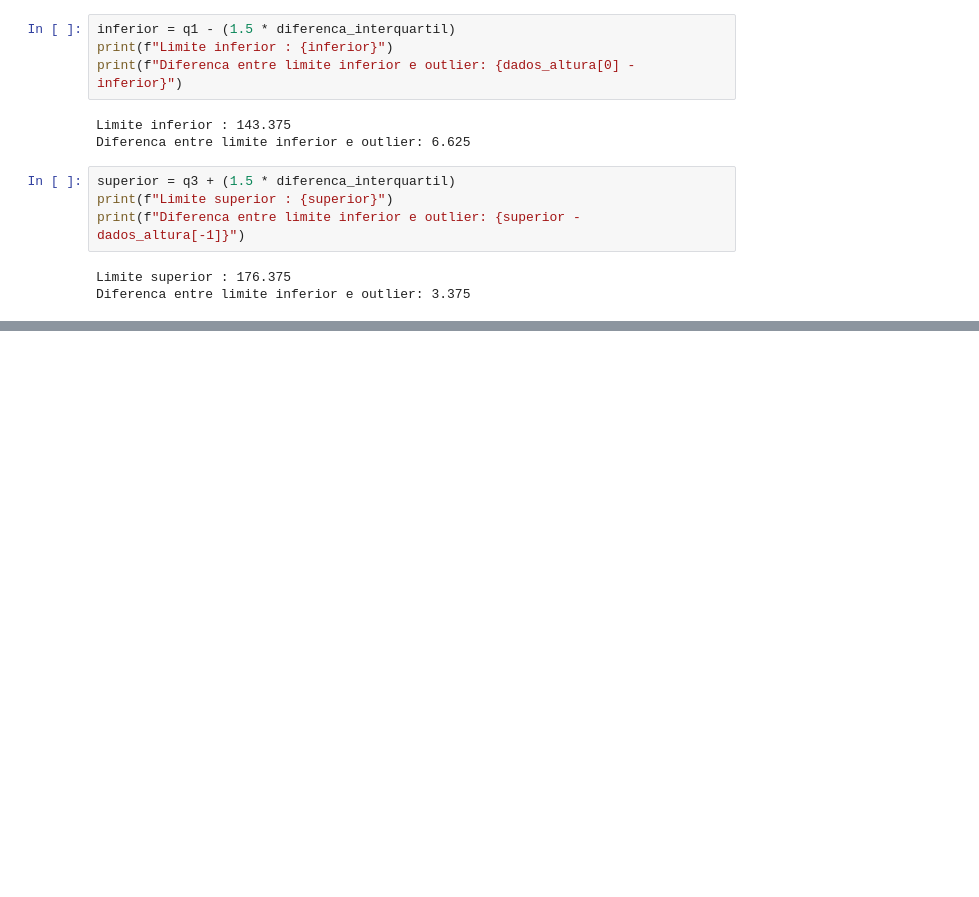
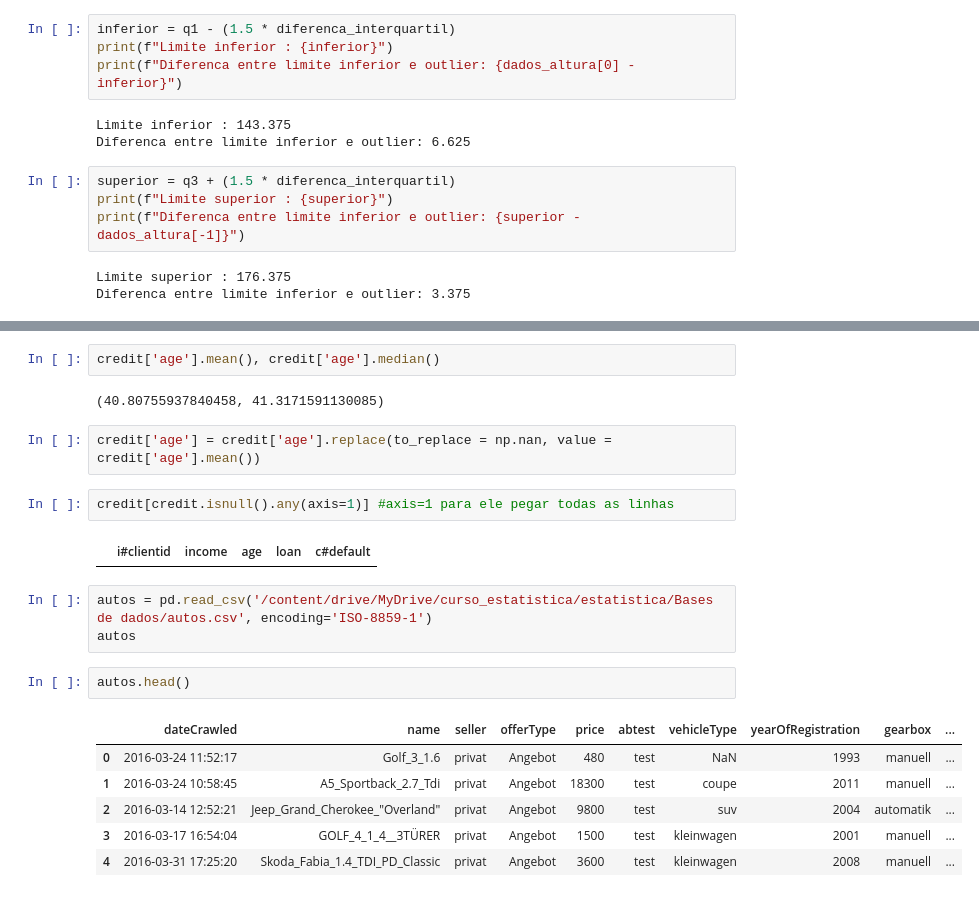
Before and after one commit to HammadN98/Curso_Estatistica, a Jupyter notebook: S5Medidas_posicao_dispersao.ipynb, the cells around one changed output, grey strips where cells are left out. Cells and saved outputs as stored; diff of their text form; blank space fills up the shorter version.

```diff
--- a/S5Medidas_posicao_dispersao.ipynb
+++ b/S5Medidas_posicao_dispersao.ipynb
@@ -46,0 +964,22 @@ Diferenca entre limite inferior e outlier: 3.375
+# %%
+credit['age'].mean(), credit['age'].median()
+# %% [output]
+(40.80755937840458, 41.3171591130085)
+# %%
+credit['age'] = credit['age'].replace(to_replace = np.nan, value = credit['age'].mean())
+# %%
+credit[credit.isnull().any(axis=1)] #axis=1 para ele pegar todas as linhas
+# %% [output]
+|  | i#clientid | income | age | loan | c#default |
+# %%
+autos = pd.read_csv('/content/drive/MyDrive/curso_estatistica/estatistica/Bases de dados/autos.csv', encoding='ISO-8859-1')
+autos
+# %%
+autos.head()
+# %% [output]
+|  | dateCrawled | name | seller | offerType | price | abtest | vehicleType | yearOfRegistration | gearbox | ... |
+| 0 | 2016-03-24 11:52:17 | Golf_3_1.6 | privat | Angebot | 480 | test | NaN | 1993 | manuell | ... |
+| 1 | 2016-03-24 10:58:45 | A5_Sportback_2.7_Tdi | privat | Angebot | 18300 | test | coupe | 2011 | manuell | ... |
+| 2 | 2016-03-14 12:52:21 | Jeep_Grand_Cherokee_"Overland" | privat | Angebot | 9800 | test | suv | 2004 | automatik | ... |
+| 3 | 2016-03-17 16:54:04 | GOLF_4_1_4__3TÜRER | privat | Angebot | 1500 | test | kleinwagen | 2001 | manuell | ... |
+| 4 | 2016-03-31 17:25:20 | Skoda_Fabia_1.4_TDI_PD_Classic | privat | Angebot | 3600 | test | kleinwagen | 2008 | manuell | ... |
```
Also changed, not shown: parts of 169 cells of this notebook.
